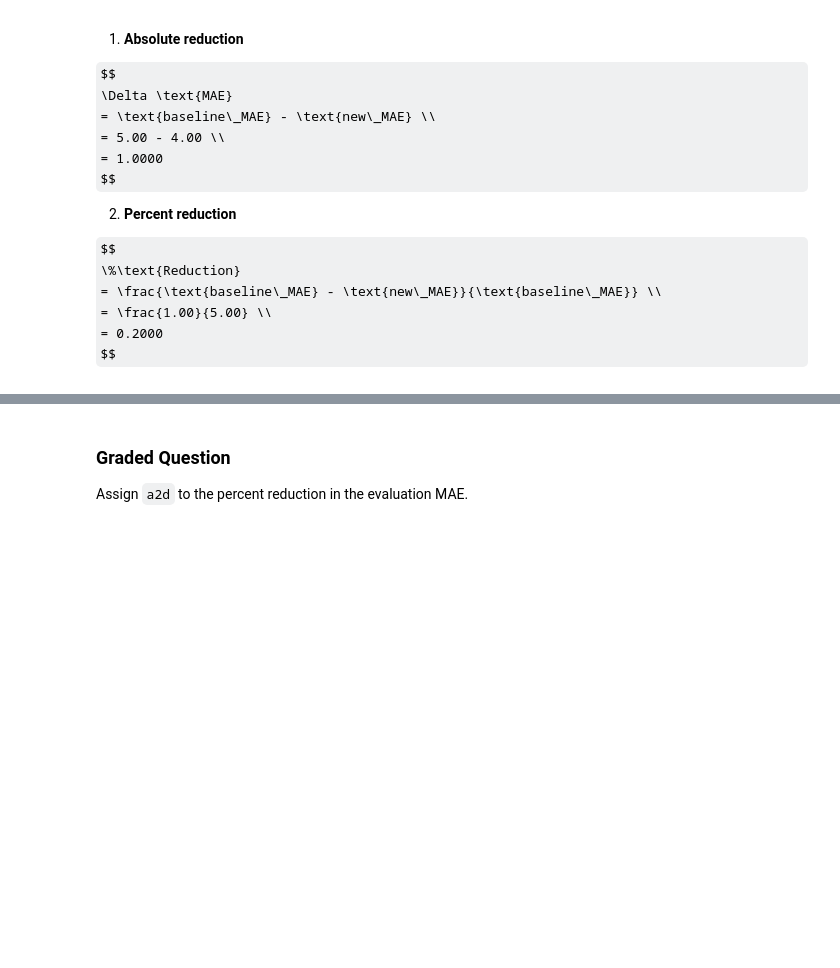
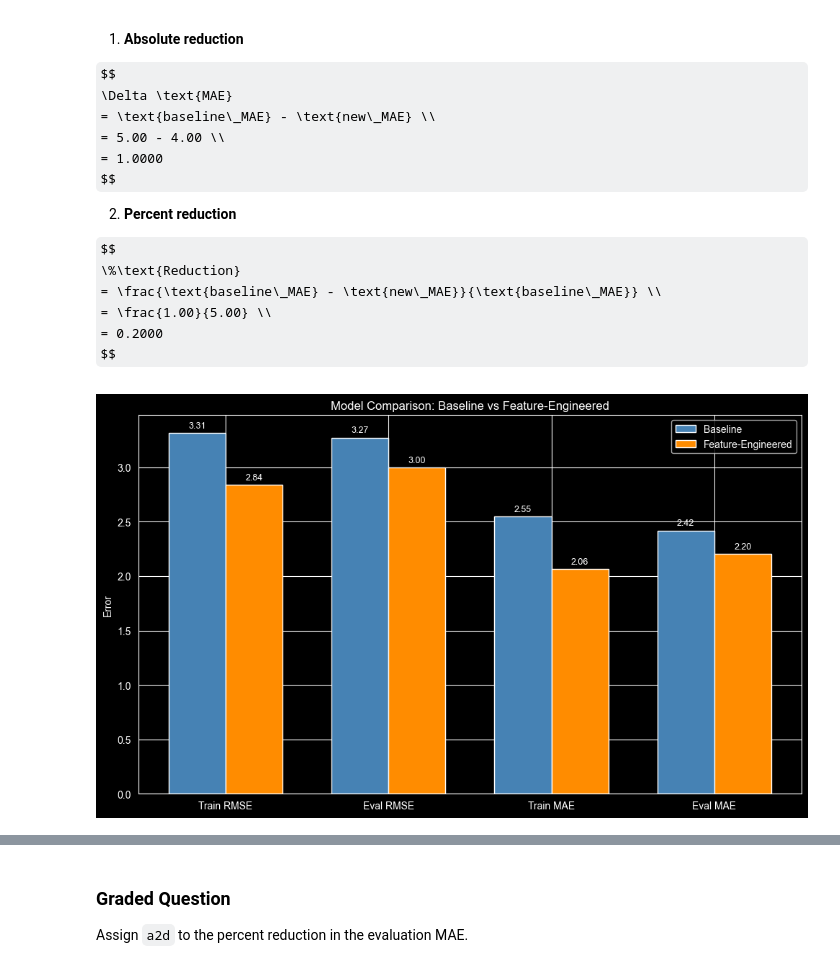
Before and after one commit to reynolkb-bu/Module-3-Assignments, a Jupyter notebook: Homework_03.ipynb, the cells around one changed output, grey strips where cells are left out. Saved outputs shown, nothing was run; the diff lists cells and outputs as text; code cells hidden in the pictures; some formulas as TeX source; blank space fills up the shorter version.

```diff
--- a/Homework_03.ipynb
+++ b/Homework_03.ipynb
@@ -605,10 +605,10 @@ model.fit(X_train, y_train)
 y_train_pred = model.predict(X_train)
 y_eval_pred = model.predict(X_eval)
 
-train_rse = root_mean_squared_error(y_train, y_train_pred)
-eval_rse = root_mean_squared_error(y_eval, y_eval_pred)
-train_mae = mean_absolute_error(y_train, y_train_pred)
-eval_mae = mean_absolute_error(y_eval, y_eval_pred)
+baseline_train_rmse = root_mean_squared_error(y_train, y_train_pred)
+baseline_eval_rmse = root_mean_squared_error(y_eval, y_eval_pred)
+baseline_train_mae = mean_absolute_error(y_train, y_train_pred)
+baseline_eval_mae = mean_absolute_error(y_eval, y_eval_pred)
 
 plt.figure(figsize=(10, 6))
 plt.scatter(y_train, y_train_pred, marker='o')
@@ -759,3 +785,35 @@ $$
 $$
 # %%
 # Your code here; add as many cells as you need
+
+metrics = ['Train RMSE', 'Eval RMSE', 'Train MAE', 'Eval MAE']
+baseline_values = [baseline_train_rmse, baseline_eval_rmse, baseline_train_mae, baseline_eval_mae]
+fe_values = [fe_train_rmse, fe_eval_rmse, fe_train_mae, fe_eval_mae]
+
+x = np.arange(len(metrics))
+width = 0.35
+
+fig, ax = plt.subplots(figsize=(10, 6))
+bars1 = ax.bar(x - width/2, baseline_values, width, label='Baseline', color='steelblue')
+bars2 = ax.bar(x + width/2, fe_values, width, label='Feature-Engineered', color='darkorange')
+
+ax.set_ylabel('Error')
+ax.set_title('Model Comparison: Baseline vs Feature-Engineered')
+ax.set_xticks(x)
+ax.set_xticklabels(metrics)
+ax.legend()
+
+for bar in bars1:
+  height = bar.get_height()
+  ax.annotate(f'{height:.2f}', xy=(bar.get_x() + bar.get_width()/2, height),
+              xytext=(0, 3), textcoords='offset points', ha='center', va='bottom', fontsize=9)
+
+for bar in bars2:
+  height = bar.get_height()
+  ax.annotate(f'{height:.2f}', xy=(bar.get_x() + bar.get_width()/2, height),
+              xytext=(0, 3), textcoords='offset points', ha='center', va='bottom', fontsize=9)
+
+plt.tight_layout()
+plt.show()
+# %% [output]
+[figure, added]
```
Also changed, not shown: parts of 10 cells of this notebook.
